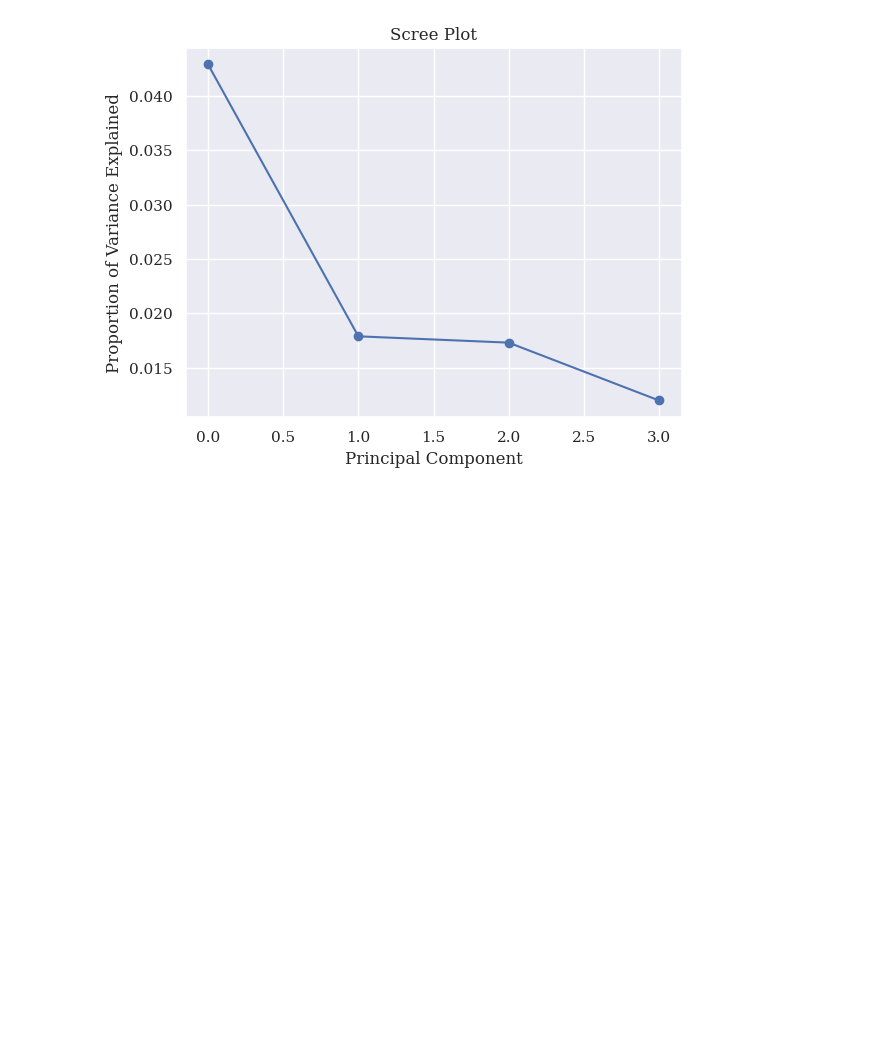
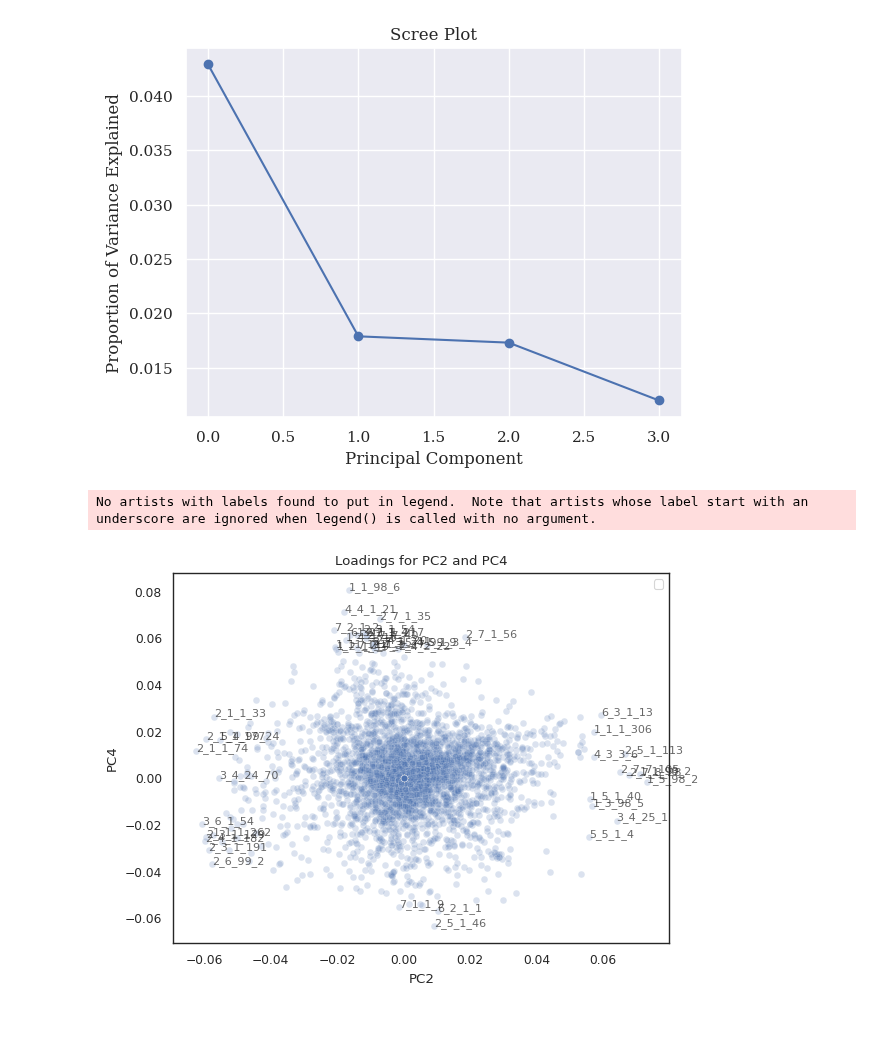
Before and after one commit to jtdocter27/EcoDr, a Jupyter notebook: EnCen/Figures for paper/figures.ipynb, the cells around one changed output. Cells and saved outputs as stored; diff of their text form; code cells hidden in the pictures; blank space fills up the shorter version.

```diff
--- a/EnCen/Figures for paper/figures.ipynb
+++ b/EnCen/Figures for paper/figures.ipynb
@@ -211,6 +211,39 @@ plt.title('Scree Plot')
 plt.show()
 # %% [output]
 [figure]
+# %%
+components = pd.DataFrame(pca_result.components_)
+columns = x.columns
+components.columns = columns
+components
+loadings = components.iloc[[1,3]]
+loadings
+
+# Melt the DataFrame for scatter plotting
+# melted_loadings = loadings.reset_index().melt(id_vars='index', var_name='Feature', value_name='Loading')
+
+# Scatter plot
+# plt.figure(figsize=(12, 6))
+sns.scatterplot(data=loadings, x=loadings.iloc[0], y=loadings.iloc[1], alpha=0.2)
+
+# Add labels for each point
+for i in range(len(loadings.columns) - 1):
+    if max(abs(loadings.iloc[0, i]), abs(loadings.iloc[1, i])) > 0.055:
+        then: plt.text(loadings.iloc[0, i], loadings.iloc[1, i], loadings.columns[i], fontsize=8, alpha=0.7)
+    else:
+        print('')
+
+#     print(loadings.columns[i])
+# print(len(loadings.columns))
+
+plt.title('Loadings for PC2 and PC4')
+plt.xlabel('PC2')
+plt.ylabel('PC4')
+plt.legend()
+plt.show()
+# %% [output]
+No artists with labels found to put in legend.  Note that artists whose label start with an underscore are ignored when legend() is called with no argument.
+[figure, added]
 # %% [markdown]
 ####
 # %%
```
Also changed, not shown: parts of 3 cells of this notebook, 3 other files.
